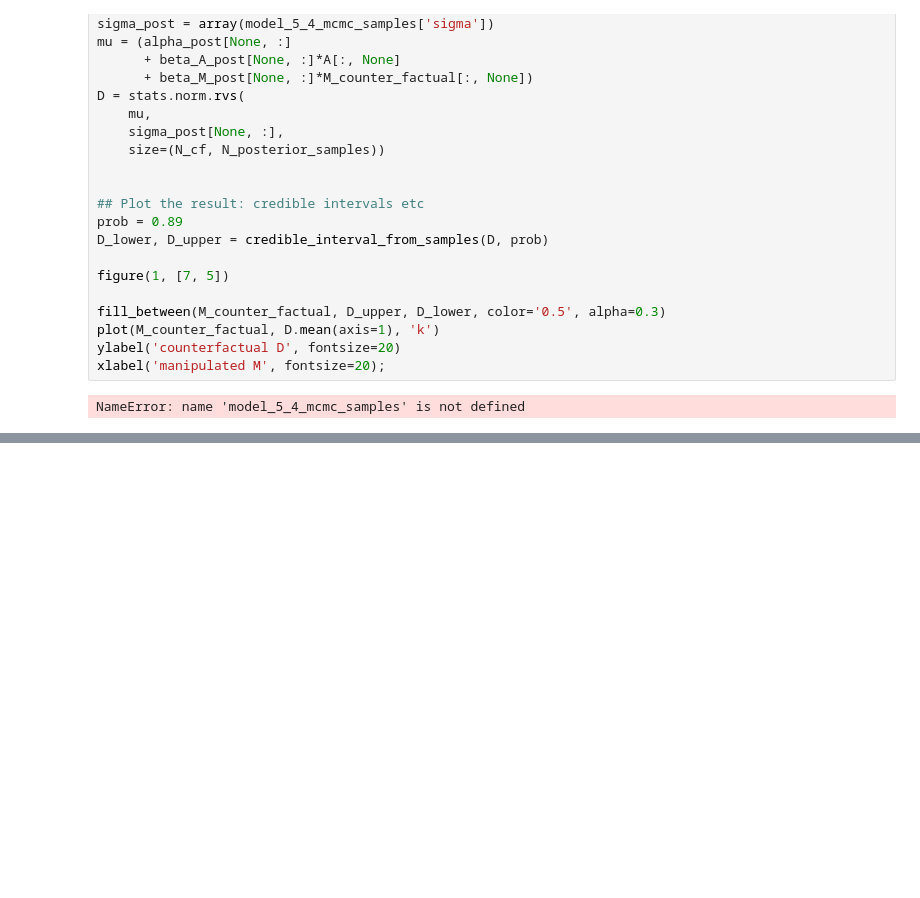
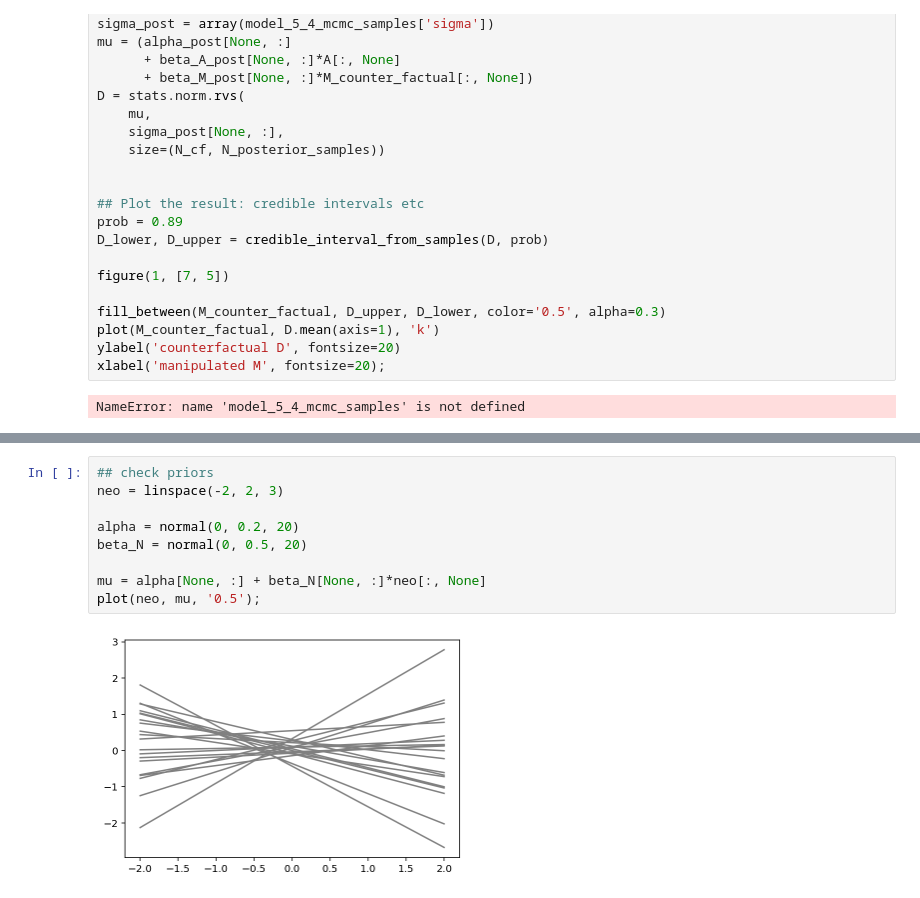
Before and after one commit to newby-jay/MATH509-Fall2022-JupyterNotebooks, a Jupyter notebook: Week 5.ipynb, the cells around one changed output, grey strips where cells are left out. Saved outputs shown, nothing was run; the diff lists cells and outputs as text; blank space fills up the shorter version.

```diff
--- a/Week 5.ipynb
+++ b/Week 5.ipynb
@@ -367,0 +425,11 @@ data_ex2_standardized
+# %%
+## check priors
+neo = linspace(-2, 2, 3)
+
+alpha = normal(0, 0.2, 20)
+beta_N = normal(0, 0.5, 20)
+
+mu = alpha[None, :] + beta_N[None, :]*neo[:, None]
+plot(neo, mu, '0.5');
+# %% [output]
+[figure, added]
```
Also changed, not shown: parts of 24 cells of this notebook, 1 other file.
